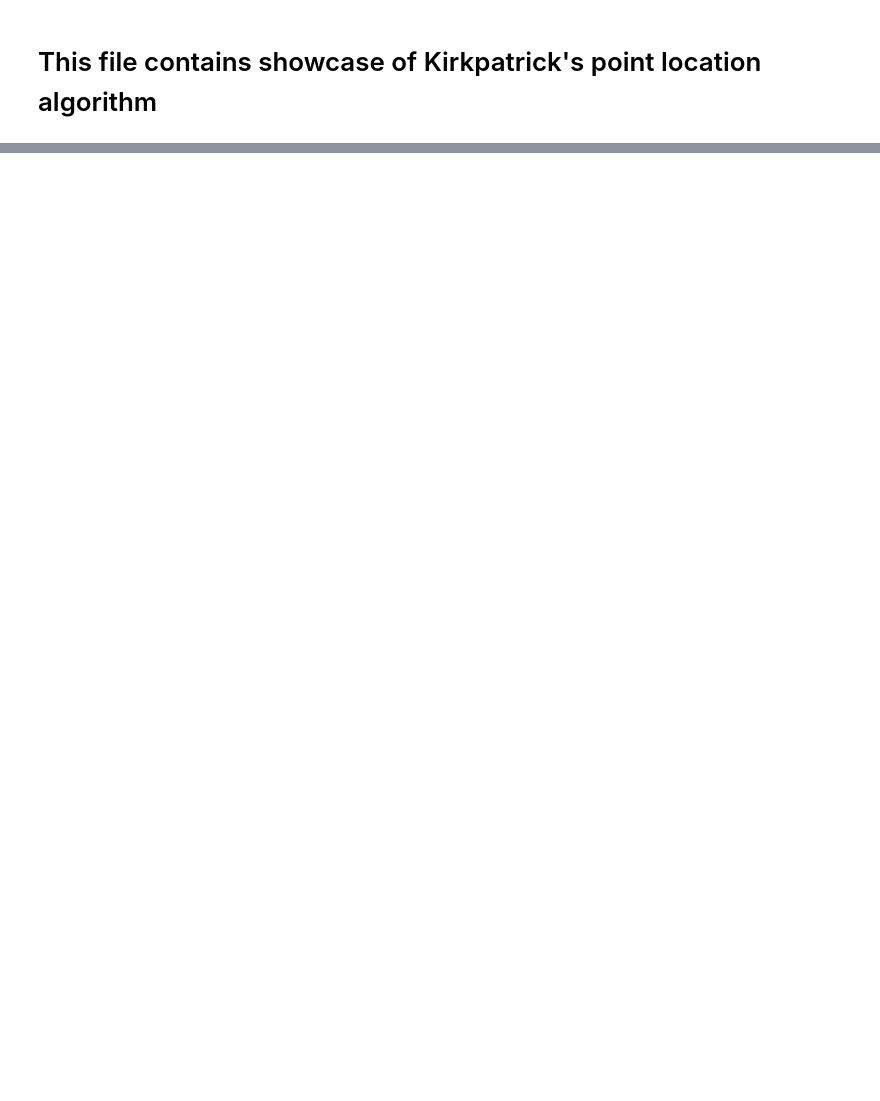
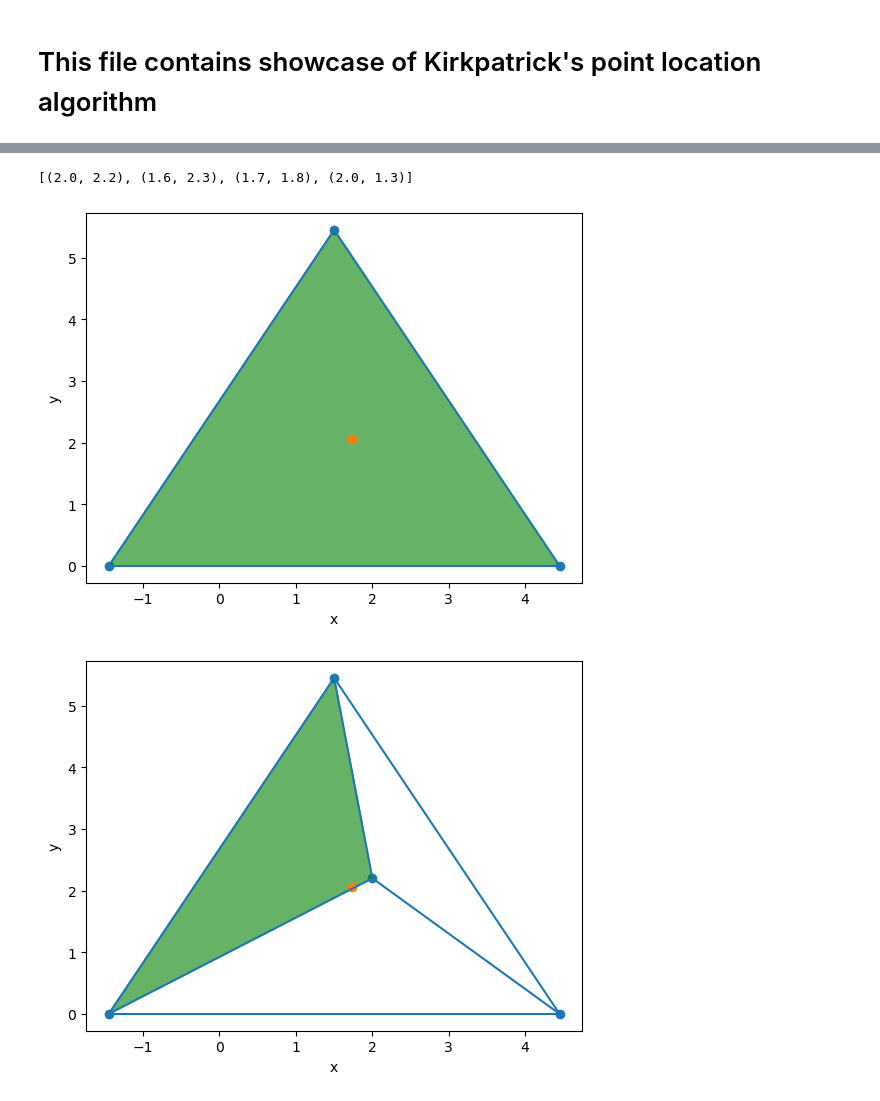
Before and after one commit to WSm-77/kirkpatrick_point_location, a Jupyter notebook: algorithm_showcase.ipynb, the cells around one changed output, grey strips where cells are left out. Drawn from its saved outputs; the diff is of its cells as text; code cells hidden in the pictures; blank space fills up the shorter version.

```diff
--- a/algorithm_showcase.ipynb
+++ b/algorithm_showcase.ipynb
@@ -58,0 +64,8 @@ kirkpatrick.visual_locate_point(next(points_iter))
+# %%
+%matplotlib inline
+plt.close("all")
+kirkpatrick.visual_locate_point(point[0])
+# %% [output]
+[(2.0, 2.2), (1.6, 2.3), (1.7, 1.8), (2.0, 1.3)]
+[figure, added]
+[figure, added]
```
Also changed, not shown: parts of 6 cells of this notebook, 1 other file.
